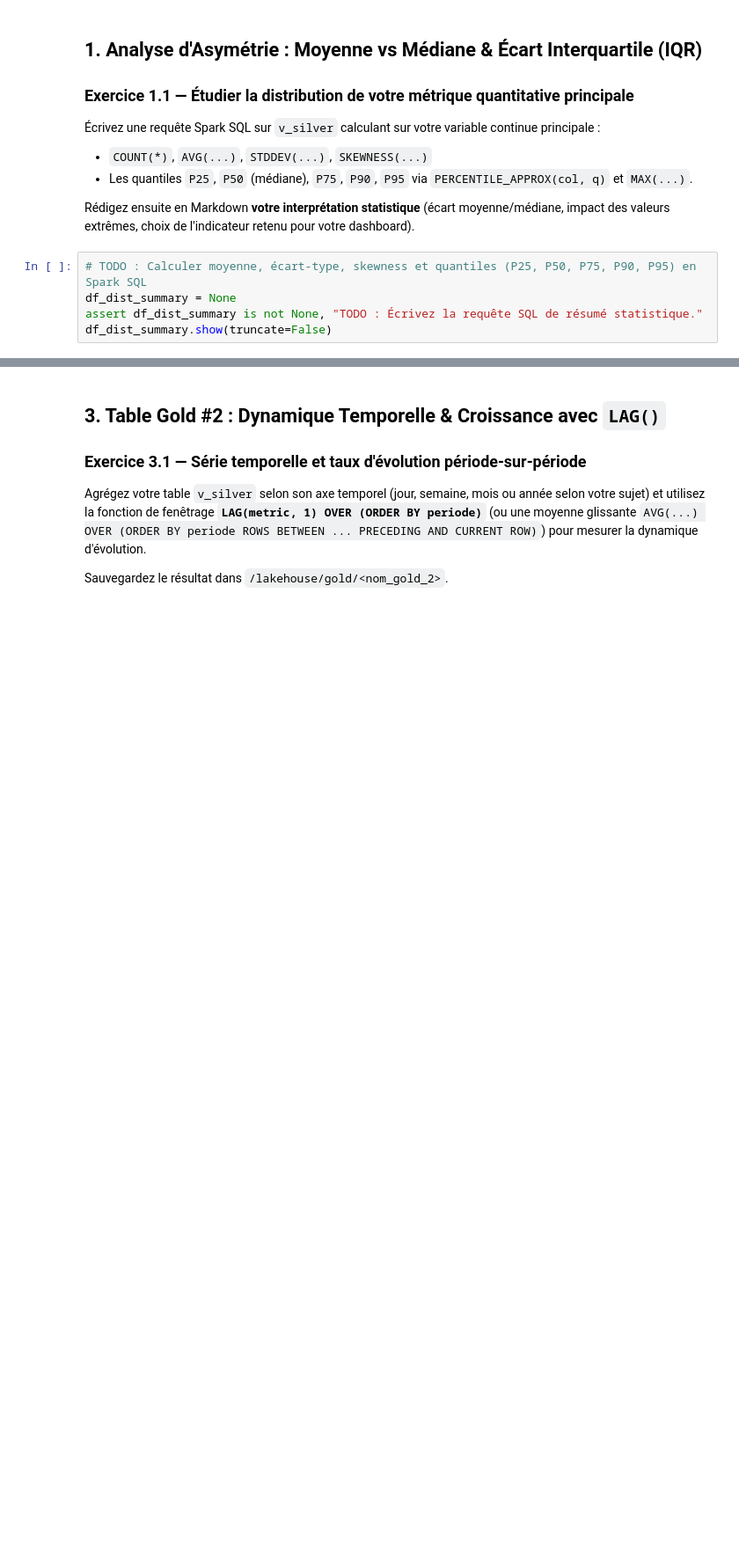
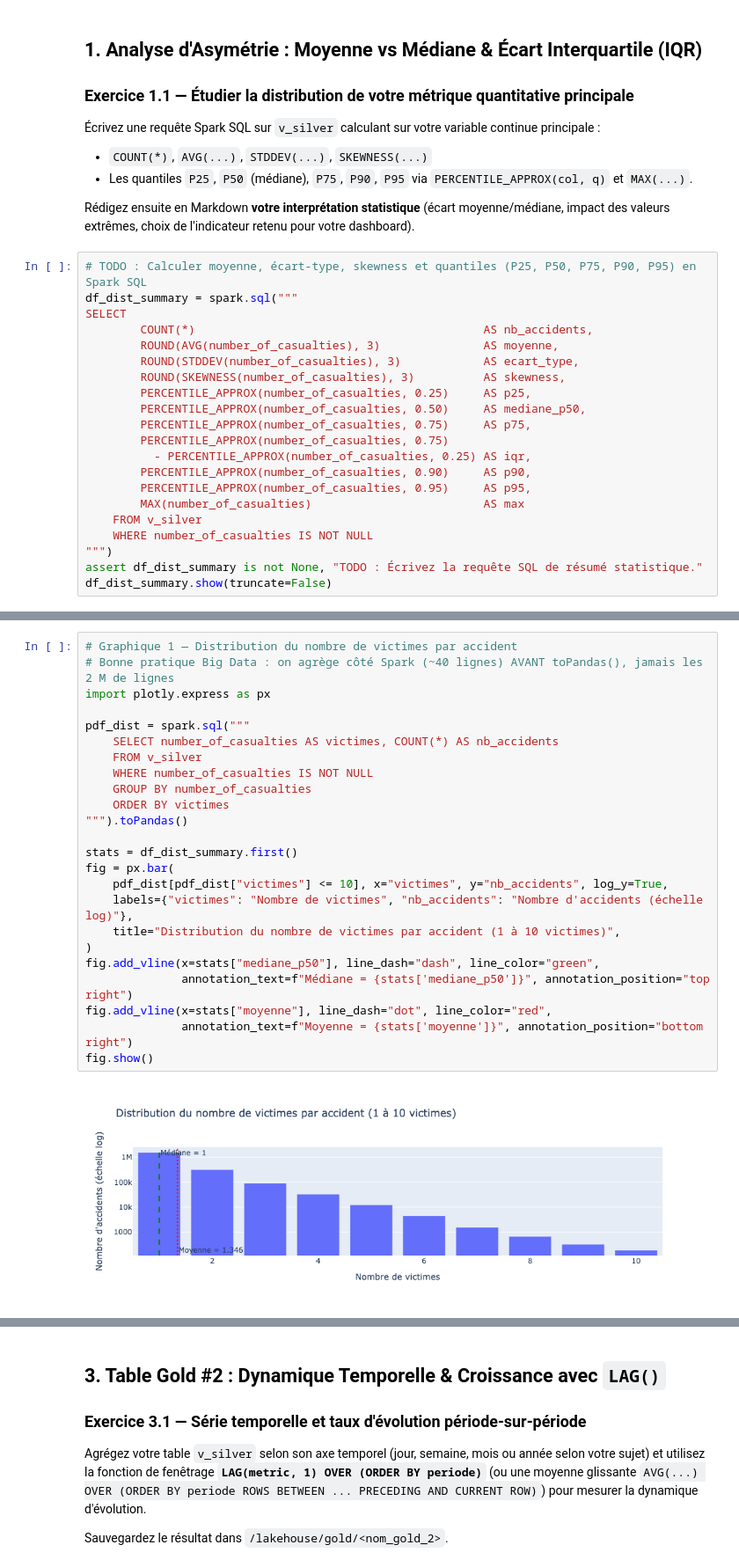
Before and after one commit to akram-dinobot/akram-amokrane-hadoop-kaggle, a Jupyter notebook: notebooks/J3_Analytics_SQL_Gold.ipynb, the cells around one changed output, grey strips where cells are left out. Shown at 88% size. Saved outputs shown, nothing was run; the diff lists cells and outputs as text; blank space fills up the shorter version.

```diff
--- a/notebooks/J3_Analytics_SQL_Gold.ipynb
+++ b/notebooks/J3_Analytics_SQL_Gold.ipynb
@@ -30,6 +49,22 @@ print("Lignes disponibles dans v_silver :", spark.sql("SELECT COUNT(*) FROM v_si
 Rédigez ensuite en Markdown **votre interprétation statistique** (écart moyenne/médiane, impact des valeurs extrêmes, choix de l'indicateur retenu pour votre dashboard).
 # %%
 # TODO : Calculer moyenne, écart-type, skewness et quantiles (P25, P50, P75, P90, P95) en Spark SQL
-df_dist_summary = None
+df_dist_summary = spark.sql("""
+SELECT
+        COUNT(*)                                          AS nb_accidents,
+        ROUND(AVG(number_of_casualties), 3)               AS moyenne,
+        ROUND(STDDEV(number_of_casualties), 3)            AS ecart_type,
+        ROUND(SKEWNESS(number_of_casualties), 3)          AS skewness,
+        PERCENTILE_APPROX(number_of_casualties, 0.25)     AS p25,
+        PERCENTILE_APPROX(number_of_casualties, 0.50)     AS mediane_p50,
+        PERCENTILE_APPROX(number_of_casualties, 0.75)     AS p75,
+        PERCENTILE_APPROX(number_of_casualties, 0.75)
+          - PERCENTILE_APPROX(number_of_casualties, 0.25) AS iqr,
+        PERCENTILE_APPROX(number_of_casualties, 0.90)     AS p90,
+        PERCENTILE_APPROX(number_of_casualties, 0.95)     AS p95,
+        MAX(number_of_casualties)                         AS max
+    FROM v_silver
+    WHERE number_of_casualties IS NOT NULL
+""")
 assert df_dist_summary is not None, "TODO : Écrivez la requête SQL de résumé statistique."
 df_dist_summary.show(truncate=False)
@@ -36,2 +78,28 @@ df_dist_summary.show(truncate=False)
+# %%
+# Graphique 1 — Distribution du nombre de victimes par accident
+# Bonne pratique Big Data : on agrège côté Spark (~40 lignes) AVANT toPandas(), jamais les 2 M de lignes
+import plotly.express as px
+
+pdf_dist = spark.sql("""
+    SELECT number_of_casualties AS victimes, COUNT(*) AS nb_accidents
+    FROM v_silver
+    WHERE number_of_casualties IS NOT NULL
+    GROUP BY number_of_casualties
+    ORDER BY victimes
+""").toPandas()
+
+stats = df_dist_summary.first()
+fig = px.bar(
+    pdf_dist[pdf_dist["victimes"] <= 10], x="victimes", y="nb_accidents", log_y=True,
+    labels={"victimes": "Nombre de victimes", "nb_accidents": "Nombre d'accidents (échelle log)"},
+    title="Distribution du nombre de victimes par accident (1 à 10 victimes)",
+)
+fig.add_vline(x=stats["mediane_p50"], line_dash="dash", line_color="green",
+              annotation_text=f"Médiane = {stats['mediane_p50']}", annotation_position="top right")
+fig.add_vline(x=stats["moyenne"], line_dash="dot", line_color="red",
+              annotation_text=f"Moyenne = {stats['moyenne']}", annotation_position="bottom right")
+fig.show()
+# %% [output]
+[figure, added]
 # %% [markdown]
 **Votre justification statistique *(À compléter)* :**
```
Also changed, not shown: parts of 15 cells of this notebook, 1 other file.
